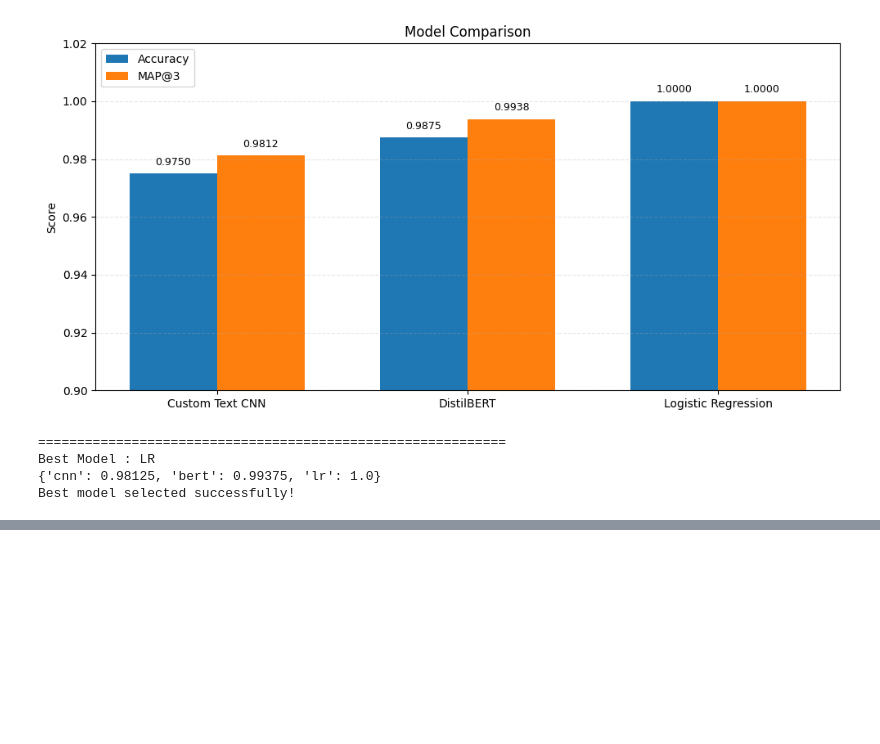
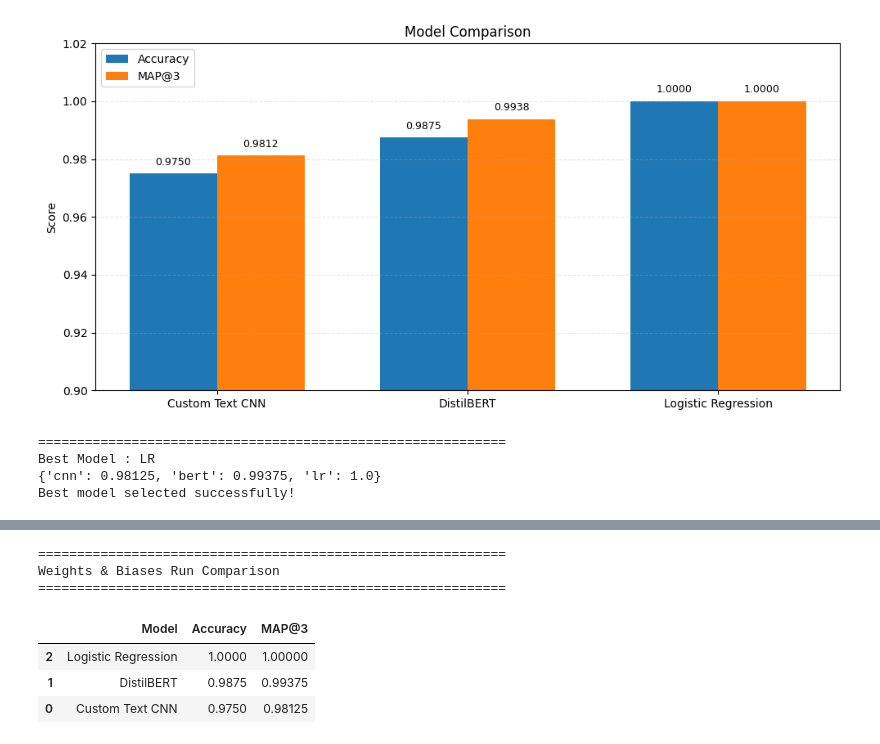
Before and after one commit to rajeevpatel090/dl-23f3002112-notebook-t22026, a Jupyter notebook: notebooks/dl-23f3002112-notebook-t22026.ipynb, the cells around one changed output, grey strips where cells are left out. Drawn from its saved outputs; the diff is of its cells as text; code cells hidden in the pictures; blank space fills up the shorter version.

```diff
--- a/notebooks/dl-23f3002112-notebook-t22026.ipynb
+++ b/notebooks/dl-23f3002112-notebook-t22026.ipynb
@@ -1517,0 +1603,36 @@ AttributeError: 'tuple' object has no attribute 'eval'
+# %%
+# ==========================================
+# Cell 46 : WandB Comparison
+# ==========================================
+
+comparison = pd.DataFrame({
+    "Model": [
+        "Custom Text CNN",
+        "DistilBERT",
+        "Logistic Regression"
+    ],
+    "Accuracy": [
+        model1_accuracy,
+        model2_accuracy,
+        model3_accuracy
+    ],
+    "MAP@3": [
+        model1_map3,
+        model2_map3,
+        model3_map3
+    ]
+})
+
+print("="*60)
+print("Weights & Biases Run Comparison")
+print("="*60)
+
+display(comparison.sort_values("MAP@3", ascending=False))
+# %% [output]
+============================================================
+Weights & Biases Run Comparison
+============================================================
+|  | Model | Accuracy | MAP@3 |
+| 2 | Logistic Regression | 1.0000 | 1.00000 |
+| 1 | DistilBERT | 0.9875 | 0.99375 |
+| 0 | Custom Text CNN | 0.9750 | 0.98125 |
```
Also changed, not shown: parts of 8 cells of this notebook.
